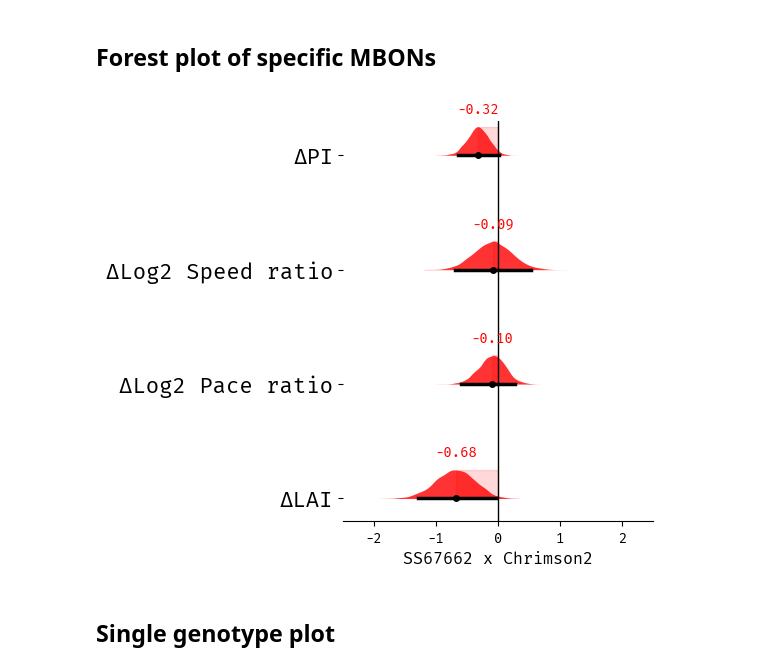
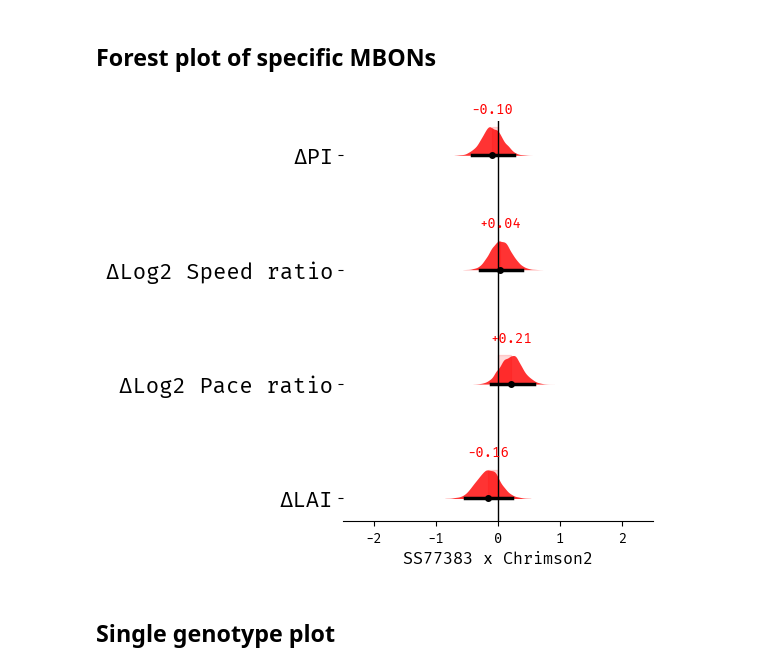
Before and after one commit to lnicole08/OSAR-Nicole-version, a Jupyter notebook: Multi and single dabest OSAR plots.ipynb, the cells around one changed output. Saved outputs shown, nothing was run; the diff lists cells and outputs as text; code cells hidden in the pictures.

```diff
--- a/Multi and single dabest OSAR plots.ipynb
+++ b/Multi and single dabest OSAR plots.ipynb
@@ -169,7 +169,7 @@ homecomp = "D:\\"
 specifiedpath = homecomp
 
 responder = "ACR"
-root = specifiedpath + "ACC Lab Dropbox\\ACC Lab\\Nicole Lee\\Data Compilation\\osar_test\\"
+root = specifiedpath + "ACC Lab Dropbox\\ACC Lab\\Nicole Lee\\Data Compilation\\osar_compiled\\"
 # %%
 #for fonts only
 import matplotlib.pyplot as plt
@@ -633,7 +633,7 @@ def forestplot_multiplot(sorteddf, df1, parameter):
     return lst, names
 # %%
 #from dabest.forest_plot import forest_plot
-compiled = specifiedpath + "ACC Lab Dropbox\\ACC Lab\\Nicole Lee\\Data Compilation\\osar_test\\20250311_" + responder + "_totalcompilation.csv"
+compiled = specifiedpath + "ACC Lab Dropbox\\ACC Lab\\Nicole Lee\\Data Compilation\\osar_compiled\\20250311_" + responder + "_totalcompilation.csv"
 dfcompiled= pd.read_csv(compiled, index_col=0)
 dfcompiled.replace([np.inf, -np.inf], np.nan, inplace=True)
 dfcompiled.rename(columns={'driver': 'MBON'}, inplace = True)
@@ -694,25 +694,25 @@ def forestplot_singleplot(mbonname, df1, parameter):
 # %%
 #from dabest.forest_plot import forest_plot
 responder = "Chrimson2"
-compiled = specifiedpath + "ACC Lab Dropbox\\ACC Lab\\Nicole Lee\\Data Compilation\\osar_test\\20250311_" + responder + "_totalcompilation.csv"
+compiled = specifiedpath + "ACC Lab Dropbox\\ACC Lab\\Nicole Lee\\Data Compilation\\osar_compiled\\20250514_" + responder + "_totalcompilation.csv"
 dfcompiled= pd.read_csv(compiled, index_col=0)
 dfcompiled.replace([np.inf, -np.inf], np.nan, inplace=True)
 dfcompiled.rename(columns={'driver': 'MBON'}, inplace = True)
 dfcompiled=dfcompiled[~dfcompiled['MBON'].isin(['R58', 'Th-Gal4'])]
 # %%
-driver_forest = "SS67662"
+driver_forest = "SS77383"
 
 if "Chrimson2" in responder:
       color  = "#FF0000"
 else:
       color = "#2e6f40"
 
 df1 = dfcompiled[(dfcompiled['light_intensity']=='Full')].loc[:,['MBON','light_intensity','status','pi_smoothed_Pattern 01', 'log2_speed_ratio_Pattern 01','log2_pace_ratio_Pattern 01','light_attraction_index_Pattern 01']].reset_index(drop=True)
 osarmetriclst = ["pi_smoothed_Pattern 01", "log2_speed_ratio_Pattern 01", "log2_pace_ratio_Pattern 01", "light_attraction_index_Pattern 01"]
 osarlabellst= ['ΔPI' , 'ΔLog2 Speed ratio' , 'ΔLog2 Pace ratio', 'ΔLAI']
 s1df = forestplot_singleplot(driver_forest, df1, osarmetriclst)
 
-dabest.forest_plot(data = s1df, effect_size= "delta_g", labels = osarlabellst, idx=[[0]]*len(osarlabellst), labels_fontsize=16, marker_size=4, custom_palette=[color]*4,
+singleplotfig = dabest.forest_plot(data = s1df, effect_size= "delta_g", labels = osarlabellst, idx=[[0]]*len(osarlabellst), labels_fontsize=16, marker_size=4, custom_palette=[color]*4,
                    horizontal = True, ylim = [-2.5, 2.5], ylabel= driver_forest + " x " + responder );
 # %% [output]
-[figure, old version]
+[figure, new version]
```
Also changed, not shown: parts of 1 cell of this notebook, 4 other files.
